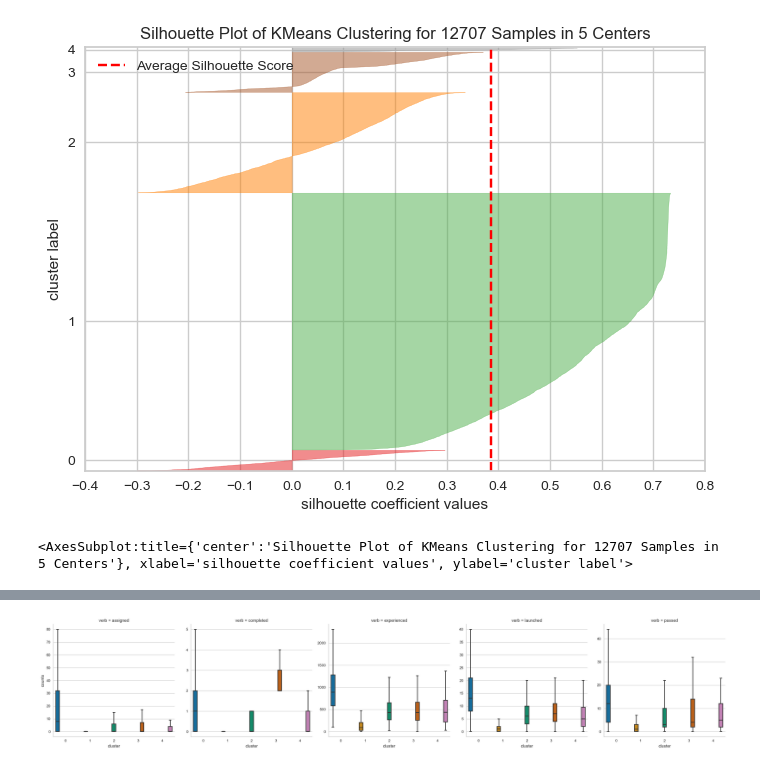
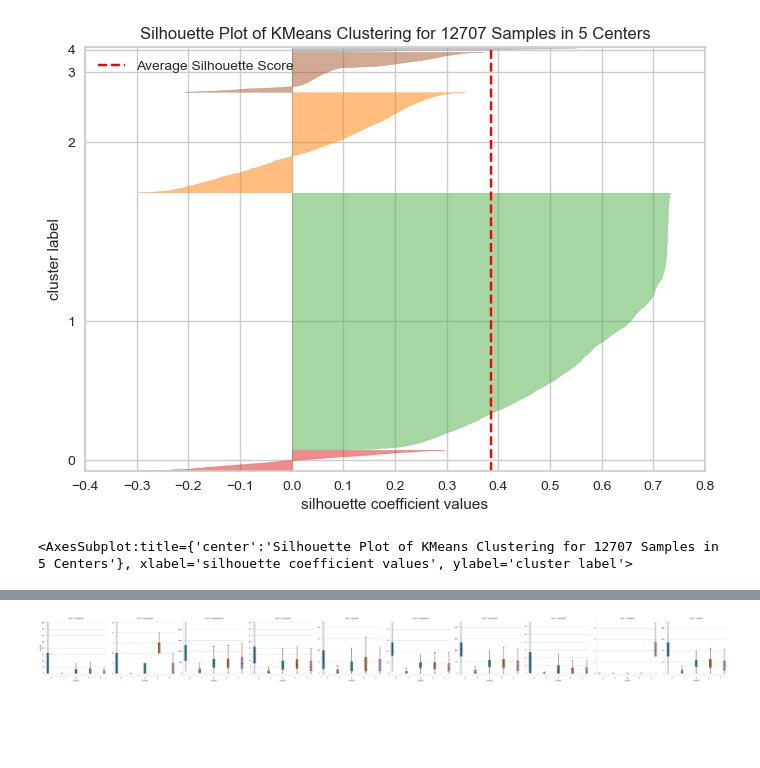
Before and after one commit to Wanghaoyin/ilab2-Team2-Coles, a Jupyter notebook: ilab2_Jun.ipynb, the cells around one changed output, grey strips where cells are left out. Drawn from its saved outputs; the diff is of its cells as text; code cells hidden in the pictures; blank space fills up the shorter version.

```diff
--- a/ilab2_Jun.ipynb
+++ b/ilab2_Jun.ipynb
@@ -1509,21 +1577,21 @@ df_mae_summary_new2
 | 4 | 0.00 | 0.00 | 440.00 | 5.00 | 5.00 | 5.00 | 71.00 | 3.00 | 4.00 | 73.00 | ... |
 # %%
 df_mae_cat_new_long = df_mae_cat_new.iloc[:, 1:].melt(id_vars = 'cluster',
-                                                      value_vars = df_mae_cat_new.columns[1:6],
+                                                      value_vars = df_mae_cat_new.columns[1:11],
                                                       var_name = 'verb',
                                                       value_name = 'counts')
 
 sns.catplot(kind = 'box',
             data = df_mae_cat_new_long,
             col = 'verb',
             y = 'counts',
             x = 'cluster',
             hue = 'cluster',
             palette = 'colorblind',
             sharey = False,
             showfliers = False) #remove all outliers
 
 plt.tight_layout()
 plt.show()
 # %% [output]
-[figure, old version]
+[figure, new version]
```
Also changed, not shown: parts of 10 cells of this notebook.
